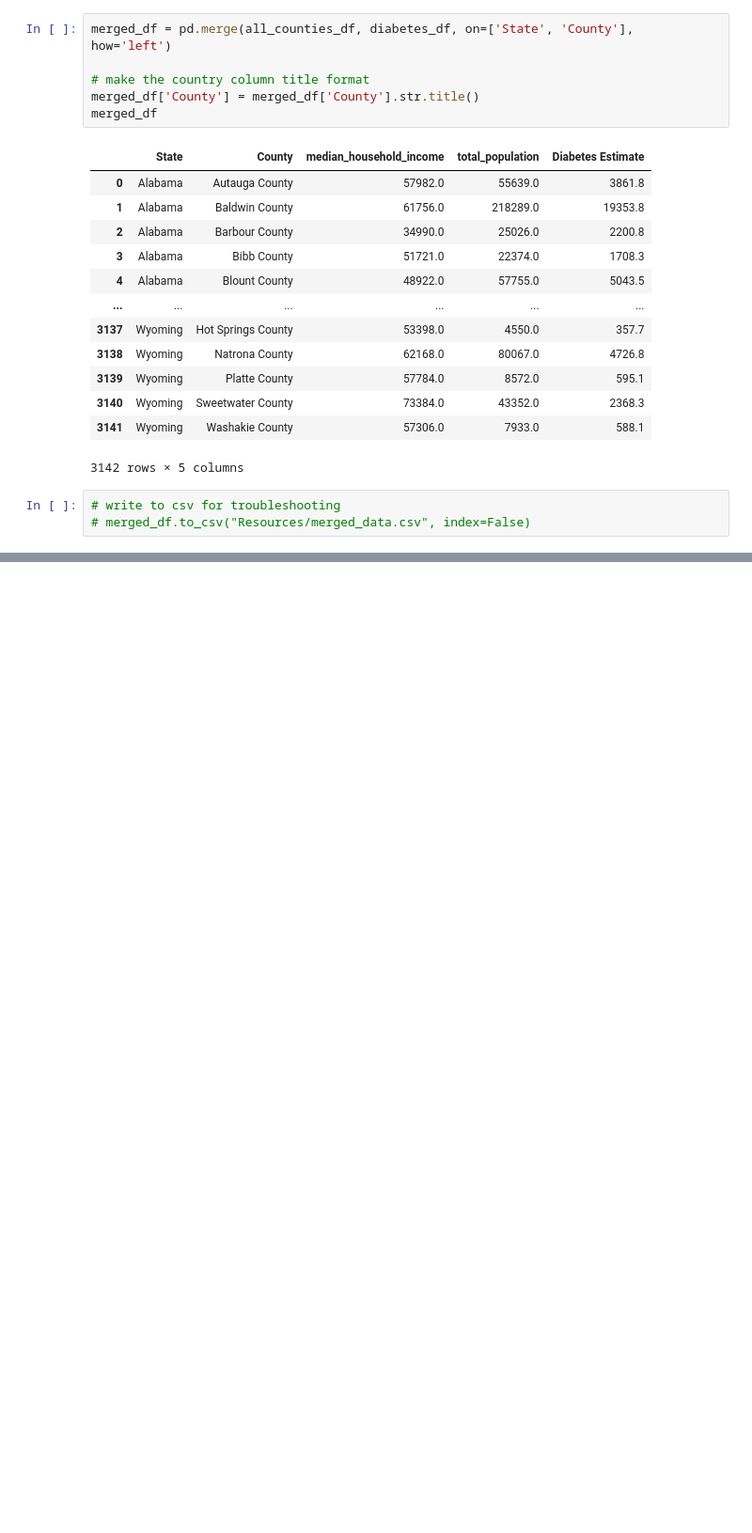
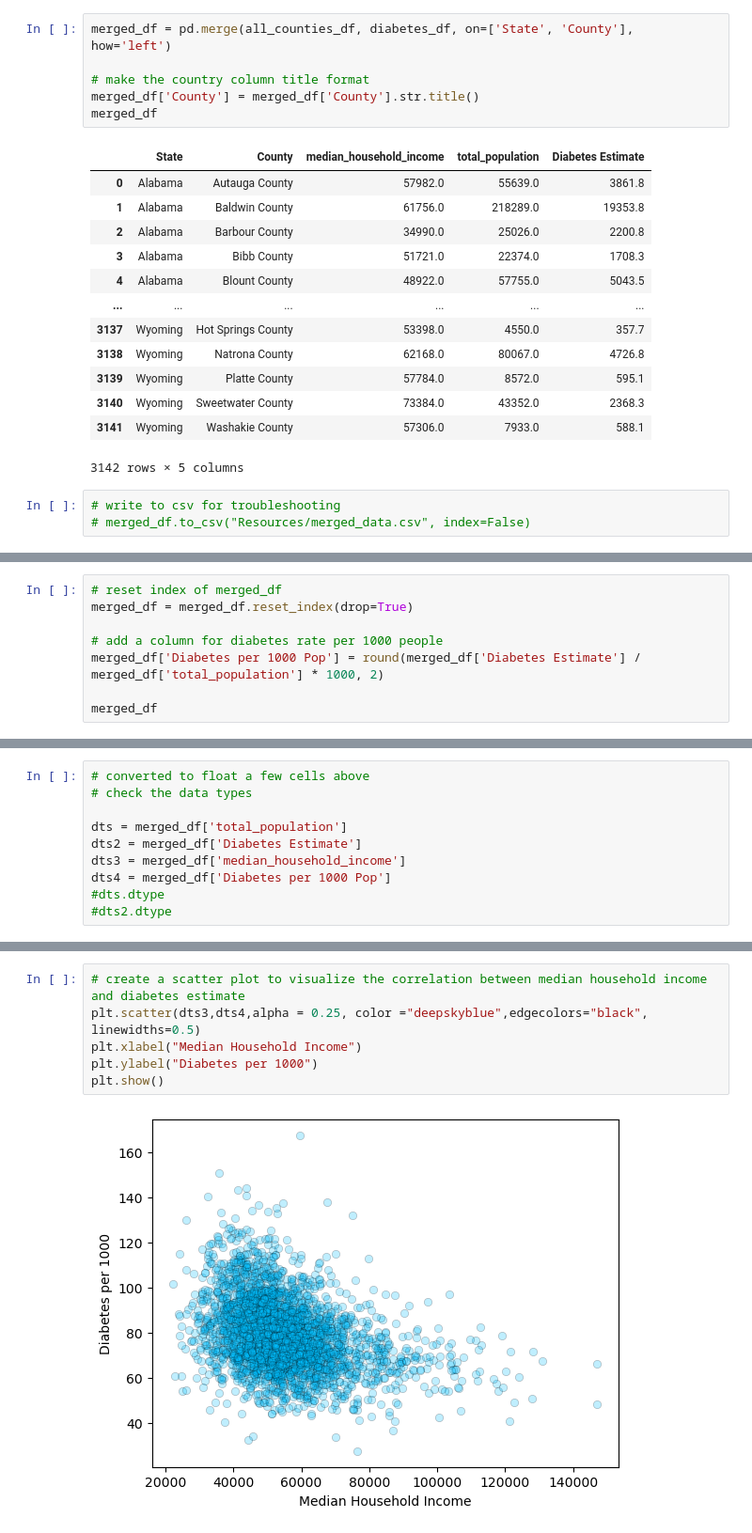
Before and after one commit to ai-bevo/Team-M.A.C.K., a Jupyter notebook: main_notebook.ipynb, the cells around one changed output, grey strips where cells are left out. Shown at 94% size. Saved outputs shown, nothing was run; the diff lists cells and outputs as text; blank space fills up the shorter version.

Commit message:
updated main with a few graphs

```diff
--- a/main_notebook.ipynb
+++ b/main_notebook.ipynb
@@ -162,0 +194,8 @@ merged_df
+# %%
+# reset index of merged_df
+merged_df = merged_df.reset_index(drop=True)
+
+# add a column for diabetes rate per 1000 people
+merged_df['Diabetes per 1000 Pop'] = round(merged_df['Diabetes Estimate'] / merged_df['total_population'] * 1000, 2)
+
+merged_df
@@ -162,0 +216,10 @@ merged_df
+# %%
+# converted to float a few cells above
+# check the data types
+
+dts = merged_df['total_population']
+dts2 = merged_df['Diabetes Estimate']
+dts3 = merged_df['median_household_income']
+dts4 = merged_df['Diabetes per 1000 Pop']
+#dts.dtype
+#dts2.dtype
@@ -162,0 +238,8 @@ merged_df
+# %%
+# create a scatter plot to visualize the correlation between median household income and diabetes estimate
+plt.scatter(dts3,dts4,alpha = 0.25, color ="deepskyblue",edgecolors="black", linewidths=0.5)
+plt.xlabel("Median Household Income")
+plt.ylabel("Diabetes per 1000")
+plt.show()
+# %% [output]
+[figure, added]
```
Also changed, not shown: parts of 12 cells of this notebook, 2 other files.
